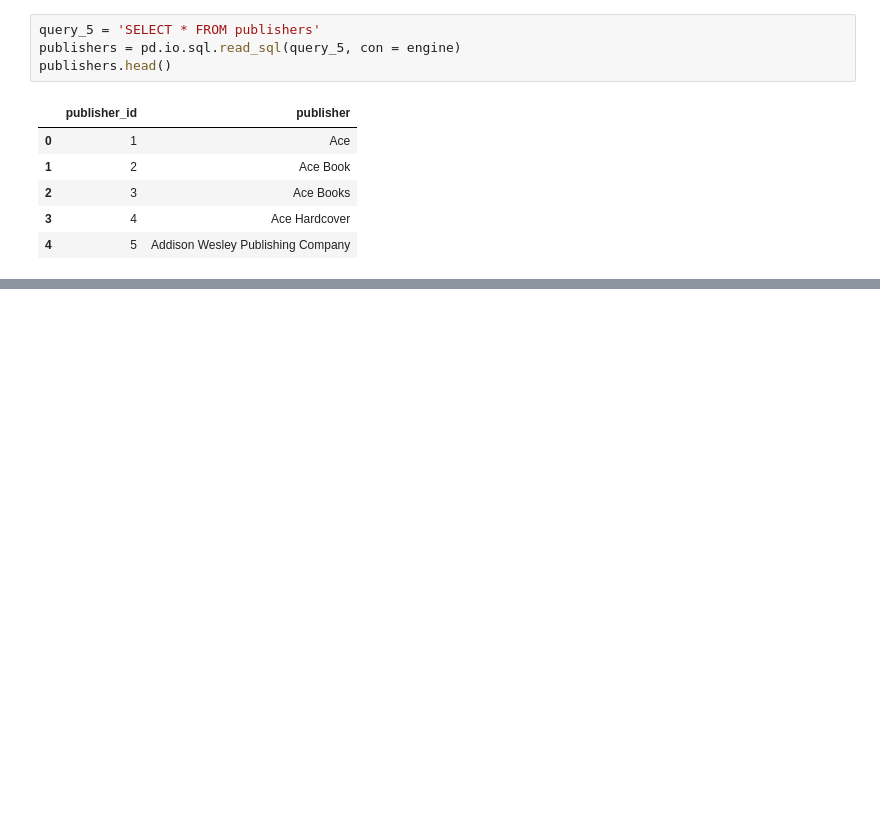
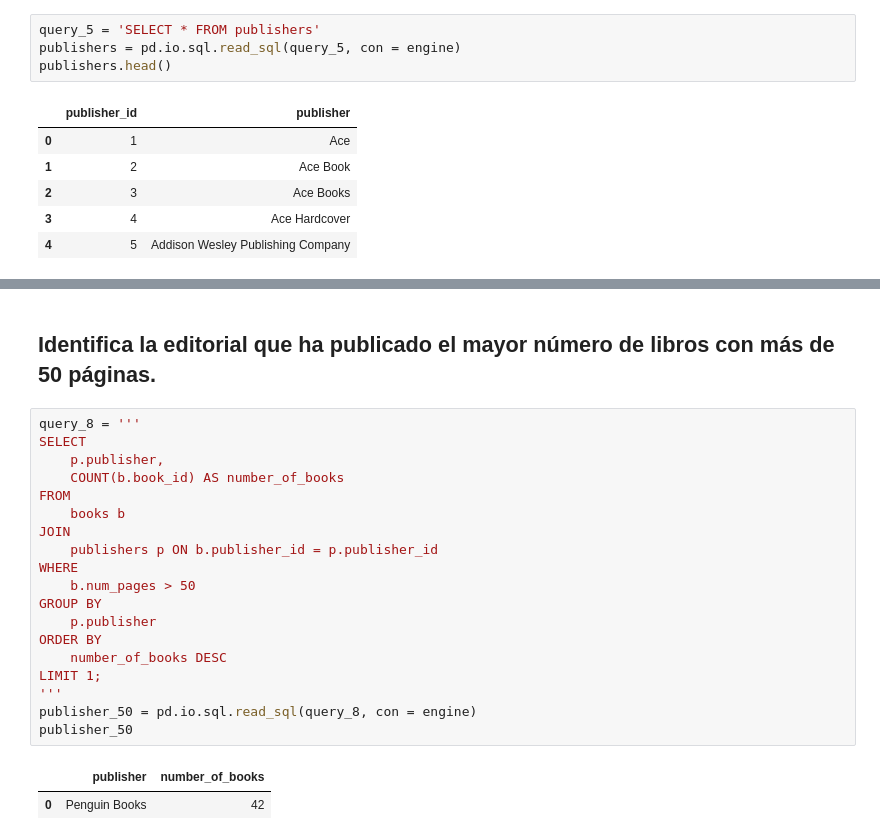
Before and after one commit to BCascante/Proyecto-Final-DA, a Jupyter notebook: SQL/SQL Project.ipynb, the cells around one changed output, grey strips where cells are left out. Drawn from its saved outputs; the diff is of its cells as text; blank space fills up the shorter version.

```diff
--- a/SQL/SQL Project.ipynb
+++ b/SQL/SQL Project.ipynb
@@ -161,0 +214,24 @@ publishers.head()
+# %% [markdown]
+## Identifica la editorial que ha publicado el mayor número de libros con más de 50 páginas.
+# %%
+query_8 = '''
+SELECT
+    p.publisher,
+    COUNT(b.book_id) AS number_of_books
+FROM
+    books b
+JOIN
+    publishers p ON b.publisher_id = p.publisher_id
+WHERE
+    b.num_pages > 50
+GROUP BY
+    p.publisher
+ORDER BY
+    number_of_books DESC
+LIMIT 1;
+'''
+publisher_50 = pd.io.sql.read_sql(query_8, con = engine)
+publisher_50
+# %% [output]
+|  | publisher | number_of_books |
+| 0 | Penguin Books | 42 |
```
Also changed, not shown: parts of 9 cells of this notebook, 2 other files.
